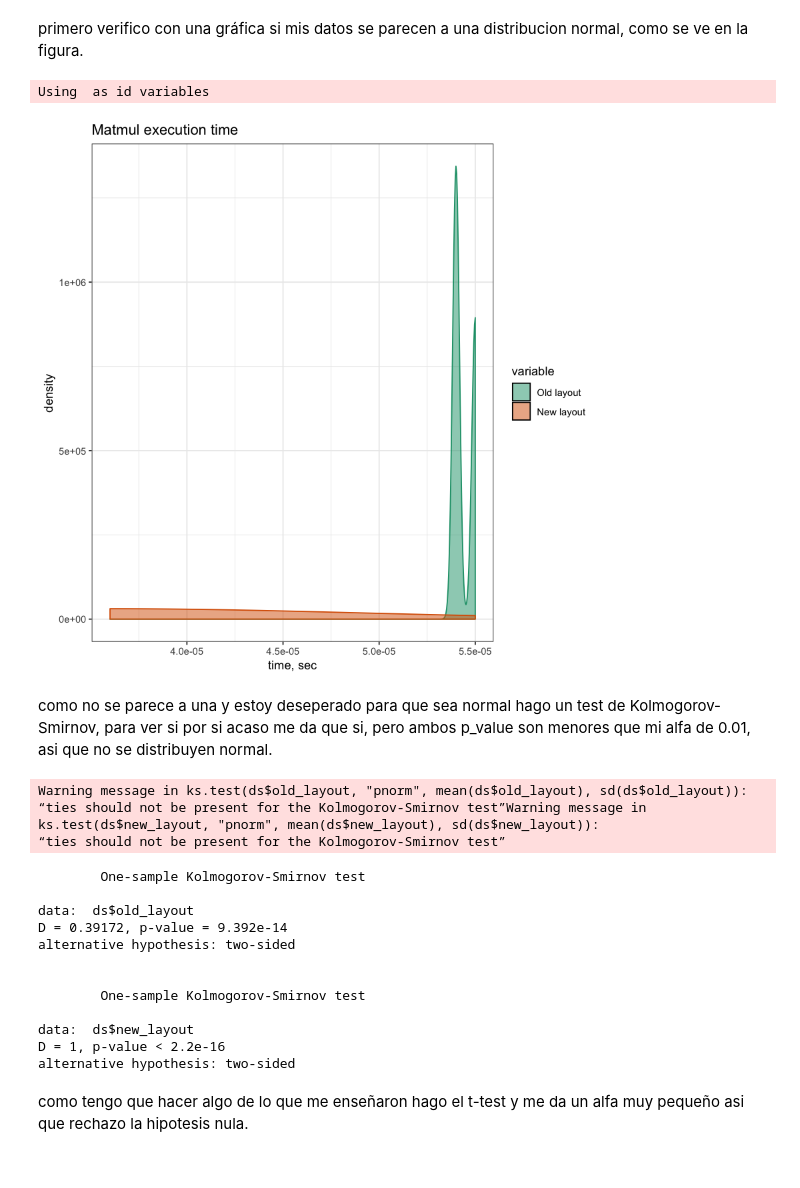
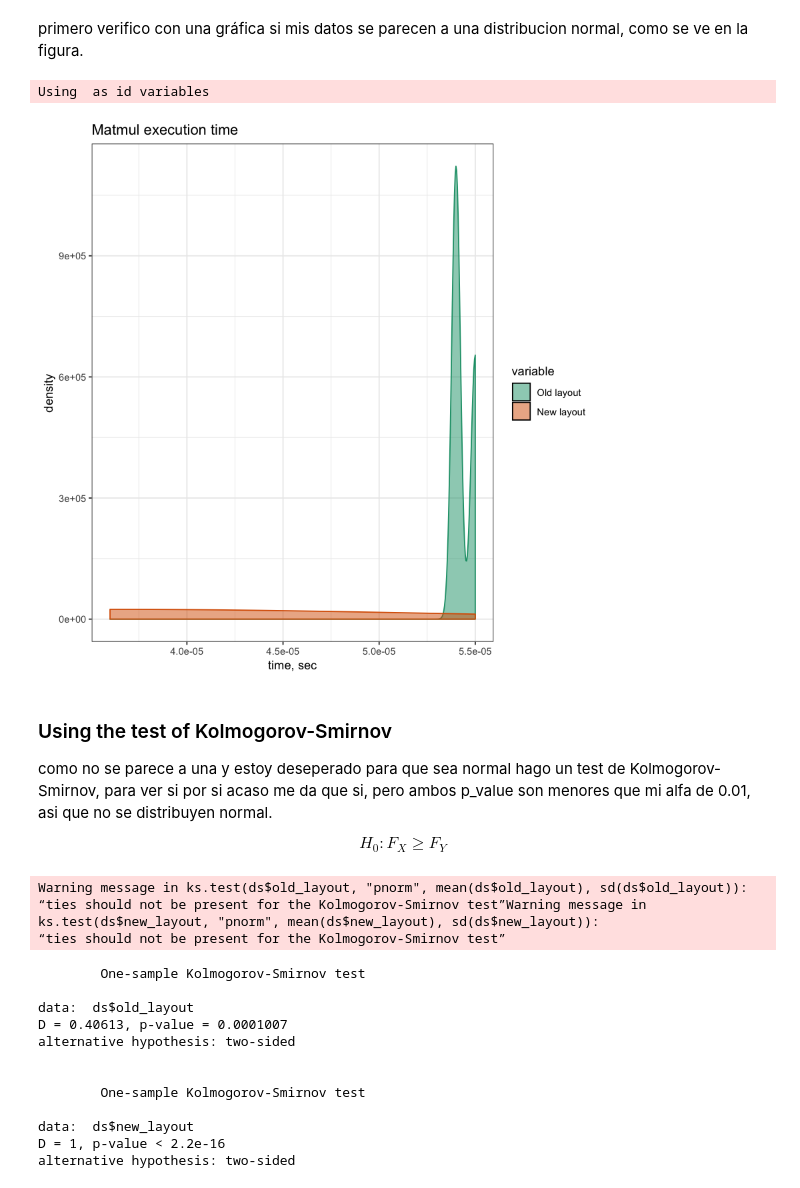
Before and after one commit to roberto0/INFO337, a Jupyter notebook: FINAL INFO337.ipynb, the cells around one changed output. Cells and saved outputs as stored; diff of their text form; code cells hidden in the pictures.

```diff
--- a/FINAL INFO337.ipynb
+++ b/FINAL INFO337.ipynb
@@ -26,0 +33,3 @@ new_layout <- new_layout$V1
+# %%
+ds <- as.data.frame(cbind(old_layout[1:30], new_layout[1:30]))
+colnames(ds) <- c('old_layout', 'new_layout')
@@ -27,26 +58,28 @@ new_layout <- new_layout$V1
 # %% [markdown]
 primero verifico con una gráfica si mis datos se parecen a una distribucion normal, como se ve en la figura.
 # %%
-ds <- as.data.frame(cbind(old_layout[1:100], new_layout[1:100]))
-colnames(ds) <- c('old_layout', 'new_layout')
 ds.melt <- melt(ds)
 cdat <- ddply(ds.melt, "variable", summarise, rating.mean=mean(value))
 
 p <- ggplot(ds.melt, aes(x=value, fill=variable, color=variable)) +
   geom_density(alpha=.5) +
   ggtitle("Matmul execution time") +
   guides(fill = guide_legend(override.aes = list(colour = NULL))) +
   scale_fill_brewer(palette="Dark2", labels=c("Old layout", "New layout")) +
   scale_color_brewer(palette="Dark2",guide=FALSE) +
   xlab("time, sec") +
   theme_bw()
 
 print(p)
 # %% [output]
 Using  as id variables
-[figure, old version]
+[figure, new version]
 # %% [markdown]
+### Using the test of Kolmogorov-Smirnov
+
 como no se parece a una y estoy deseperado para que sea normal hago un test de Kolmogorov-Smirnov, para ver si por si acaso me da que si, pero ambos p_value son menores que mi alfa de 0.01, asi que no se distribuyen normal.
+
+ $$H_0 : F_X ≥ F_Y$$
 # %%
 ks_old <- ks.test(ds$old_layout , "pnorm", mean(ds$old_layout), sd(ds$old_layout))
 ks_new <- ks.test(ds$new_layout , "pnorm", mean(ds$new_layout), sd(ds$new_layout))
@@ -60,7 +93,7 @@ Warning message in ks.test(ds$old_layout, "pnorm", mean(ds$old_layout), sd(ds$ol
         One-sample Kolmogorov-Smirnov test
 
 data:  ds$old_layout
-D = 0.39172, p-value = 9.392e-14
+D = 0.40613, p-value = 0.0001007
 alternative hypothesis: two-sided
 
 
@@ -69,5 +102,3 @@ alternative hypothesis: two-sided
 data:  ds$new_layout
 D = 1, p-value < 2.2e-16
 alternative hypothesis: two-sided
-# %% [markdown]
-como tengo que hacer algo de lo que me enseñaron hago el t-test y me da un alfa muy pequeño asi que rechazo la hipotesis nula.
```
Also changed, not shown: parts of 17 cells of this notebook.
